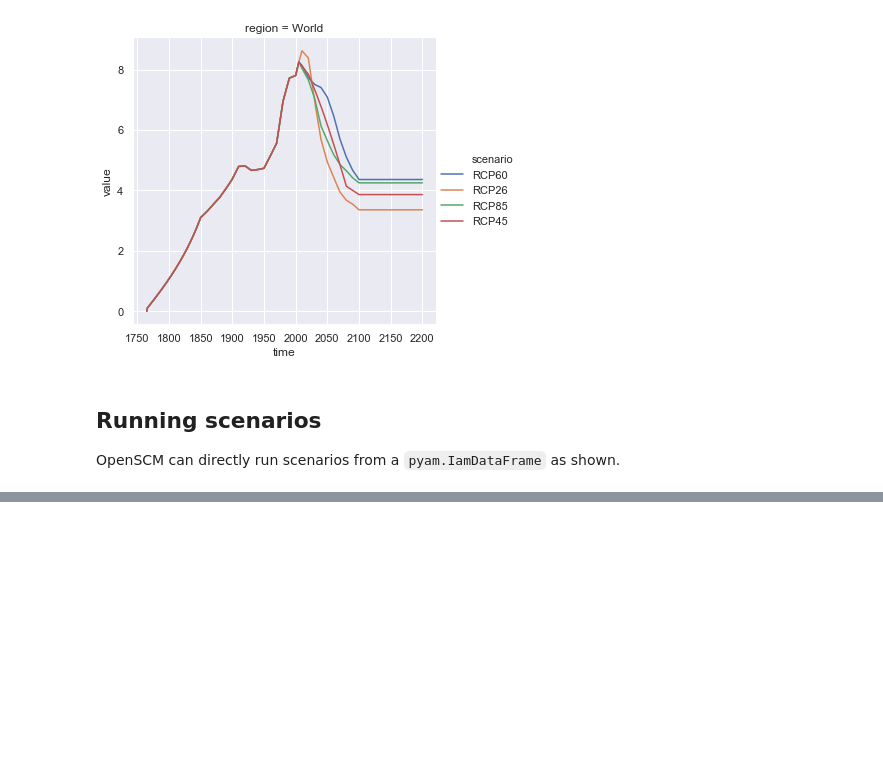
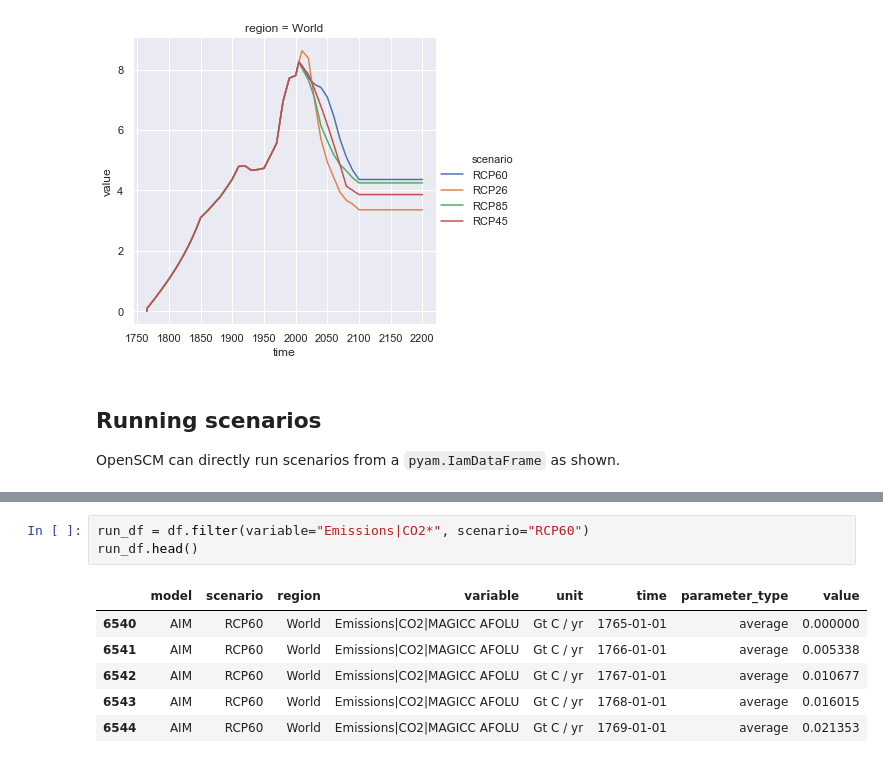
Before and after one commit to openscm/openscm, a Jupyter notebook: notebooks/pyam-integration.ipynb, the cells around one changed output, grey strips where cells are left out. Saved outputs shown, nothing was run; the diff lists cells and outputs as text; blank space fills up the shorter version.

```diff
--- a/notebooks/pyam-integration.ipynb
+++ b/notebooks/pyam-integration.ipynb
@@ -107,0 +115,10 @@ OpenSCM can directly run scenarios from a `pyam.IamDataFrame` as shown.
+# %%
+run_df = df.filter(variable="Emissions|CO2*", scenario="RCP60")
+run_df.head()
+# %% [output]
+|  | model | scenario | region | variable | unit | time | parameter_type | value |
+| 6540 | AIM | RCP60 | World | Emissions|CO2|MAGICC AFOLU | Gt C / yr | 1765-01-01 | average | 0.000000 |
+| 6541 | AIM | RCP60 | World | Emissions|CO2|MAGICC AFOLU | Gt C / yr | 1766-01-01 | average | 0.005338 |
+| 6542 | AIM | RCP60 | World | Emissions|CO2|MAGICC AFOLU | Gt C / yr | 1767-01-01 | average | 0.010677 |
+| 6543 | AIM | RCP60 | World | Emissions|CO2|MAGICC AFOLU | Gt C / yr | 1768-01-01 | average | 0.016015 |
+| 6544 | AIM | RCP60 | World | Emissions|CO2|MAGICC AFOLU | Gt C / yr | 1769-01-01 | average | 0.021353 |
```
Also changed, not shown: parts of 4 cells of this notebook, 1 other file.
